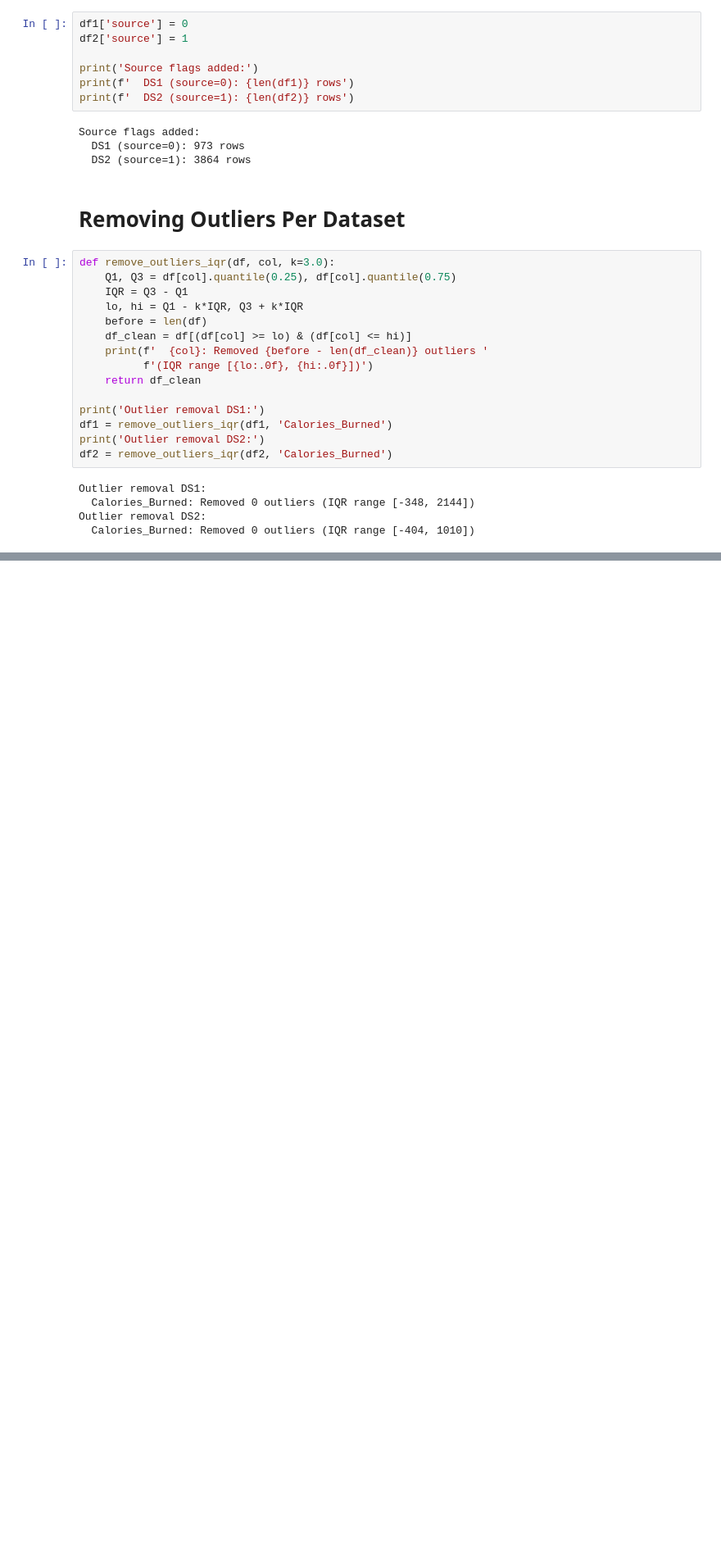
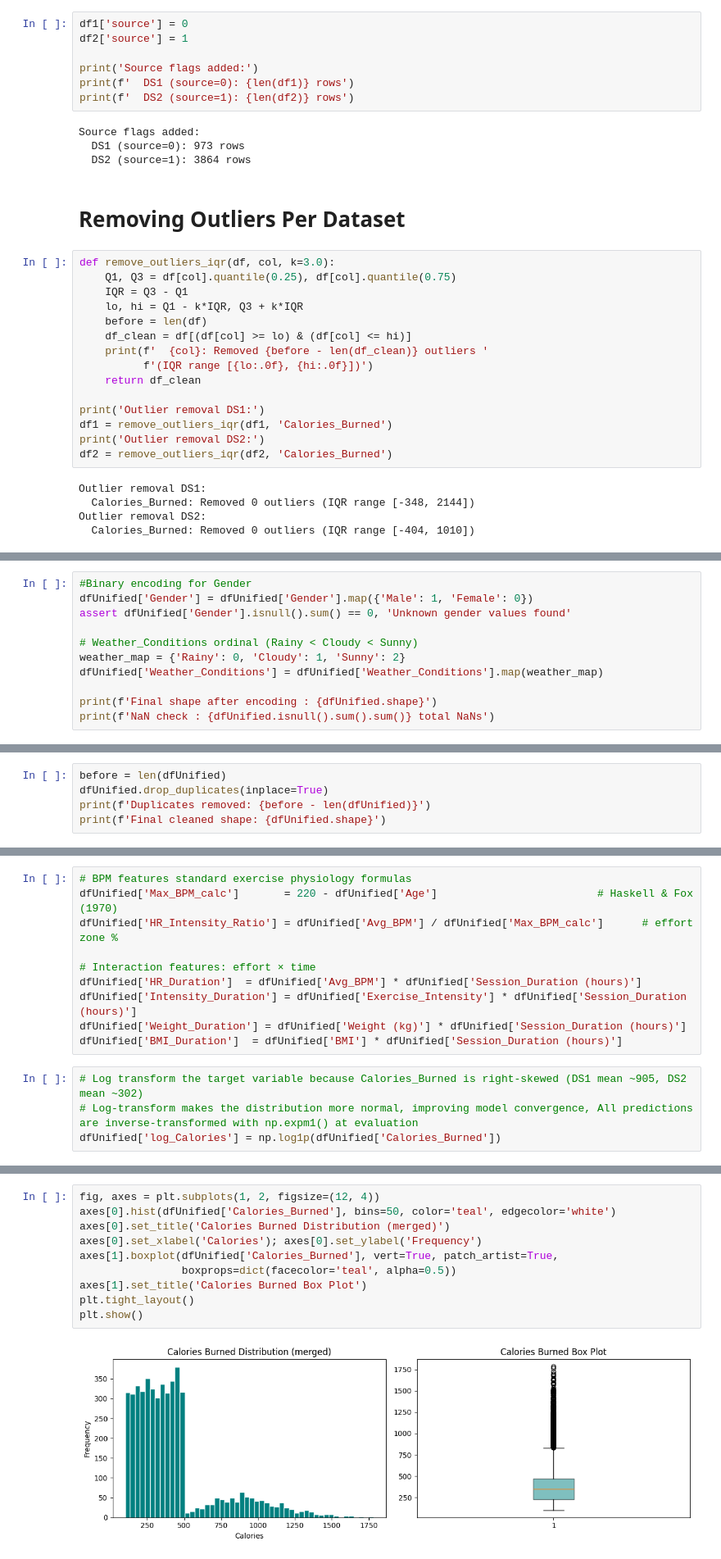
Before and after one commit to heyisula/caloriesense, a Jupyter notebook: retrain.ipynb, the cells around one changed output, grey strips where cells are left out. Shown at 82% size. Saved outputs shown, nothing was run; the diff lists cells and outputs as text; blank space fills up the shorter version.

Commit message:
Finalized Retrain Pipeline
Crated Retraining Pipeline for Training Models and Got 66 and 62 Percent Accuracy for ANN and Ensemble

```diff
--- a/retrain.ipynb
+++ b/retrain.ipynb
@@ -185,0 +310,11 @@ Outlier removal DS2:
+# %%
+#Binary encoding for Gender
+dfUnified['Gender'] = dfUnified['Gender'].map({'Male': 1, 'Female': 0})
+assert dfUnified['Gender'].isnull().sum() == 0, 'Unknown gender values found'
+
+# Weather_Conditions ordinal (Rainy < Cloudy < Sunny)
+weather_map = {'Rainy': 0, 'Cloudy': 1, 'Sunny': 2}
+dfUnified['Weather_Conditions'] = dfUnified['Weather_Conditions'].map(weather_map)
+
+print(f'Final shape after encoding : {dfUnified.shape}')
+print(f'NaN check : {dfUnified.isnull().sum().sum()} total NaNs')
@@ -185,0 +324,5 @@ Outlier removal DS2:
+# %%
+before = len(dfUnified)
+dfUnified.drop_duplicates(inplace=True)
+print(f'Duplicates removed: {before - len(dfUnified)}')
+print(f'Final cleaned shape: {dfUnified.shape}')
@@ -185,0 +334,14 @@ Outlier removal DS2:
+# %%
+# BPM features standard exercise physiology formulas
+dfUnified['Max_BPM_calc']       = 220 - dfUnified['Age']                         # Haskell & Fox (1970)
+dfUnified['HR_Intensity_Ratio'] = dfUnified['Avg_BPM'] / dfUnified['Max_BPM_calc']      # effort zone %
+
+# Interaction features: effort × time
+dfUnified['HR_Duration']  = dfUnified['Avg_BPM'] * dfUnified['Session_Duration (hours)']
+dfUnified['Intensity_Duration'] = dfUnified['Exercise_Intensity'] * dfUnified['Session_Duration (hours)']
+dfUnified['Weight_Duration'] = dfUnified['Weight (kg)'] * dfUnified['Session_Duration (hours)']
+dfUnified['BMI_Duration']  = dfUnified['BMI'] * dfUnified['Session_Duration (hours)']
+# %%
+# Log transform the target variable because Calories_Burned is right-skewed (DS1 mean ~905, DS2 mean ~302)
+# Log-transform makes the distribution more normal, improving model convergence, All predictions are inverse-transformed with np.expm1() at evaluation
+dfUnified['log_Calories'] = np.log1p(dfUnified['Calories_Burned'])
@@ -185,0 +356,12 @@ Outlier removal DS2:
+# %%
+fig, axes = plt.subplots(1, 2, figsize=(12, 4))
+axes[0].hist(dfUnified['Calories_Burned'], bins=50, color='teal', edgecolor='white')
+axes[0].set_title('Calories Burned Distribution (merged)')
+axes[0].set_xlabel('Calories'); axes[0].set_ylabel('Frequency')
+axes[1].boxplot(dfUnified['Calories_Burned'], vert=True, patch_artist=True,
+                boxprops=dict(facecolor='teal', alpha=0.5))
+axes[1].set_title('Calories Burned Box Plot')
+plt.tight_layout()
+plt.show()
+# %% [output]
+[figure, added]
```
Also changed, not shown: parts of 52 cells of this notebook, 31 other files.
